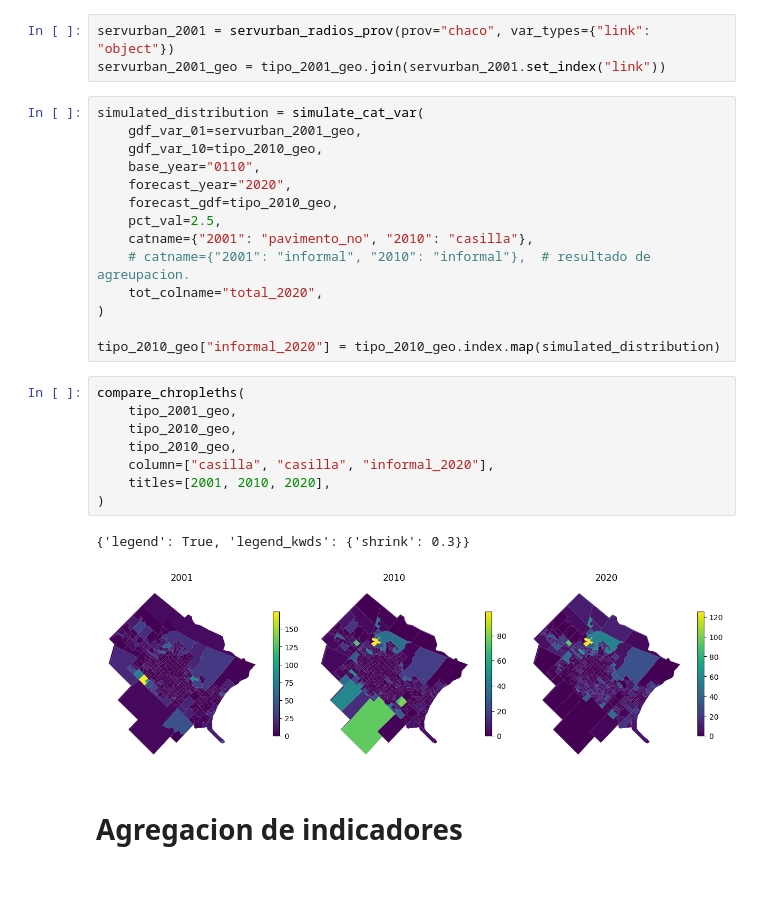
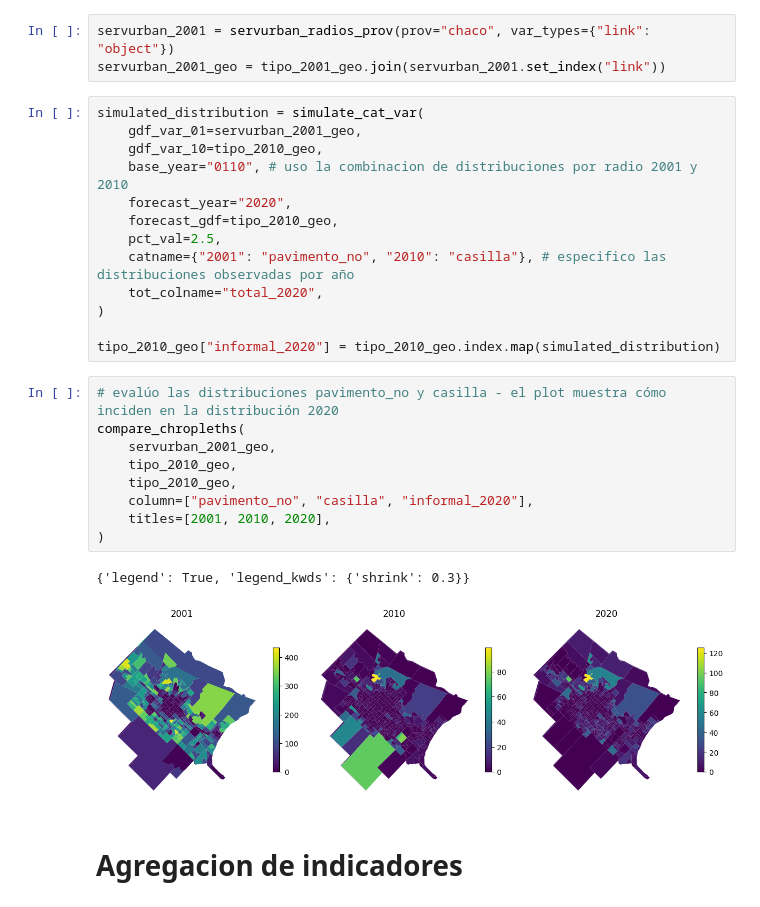
Before and after one commit to CEEU-lab/CENSAr, a Jupyter notebook: notebooks/01-tracts-distribution-chaco.ipynb, the cells around one changed output. Saved outputs shown, nothing was run; the diff lists cells and outputs as text.

```diff
--- a/notebooks/01-tracts-distribution-chaco.ipynb
+++ b/notebooks/01-tracts-distribution-chaco.ipynb
@@ -137,27 +156,27 @@ servurban_2001_geo = tipo_2001_geo.join(servurban_2001.set_index("link"))
 simulated_distribution = simulate_cat_var(
     gdf_var_01=servurban_2001_geo,
     gdf_var_10=tipo_2010_geo,
-    base_year="0110",
+    base_year="0110", # uso la combinacion de distribuciones por radio 2001 y 2010
     forecast_year="2020",
     forecast_gdf=tipo_2010_geo,
     pct_val=2.5,
-    catname={"2001": "pavimento_no", "2010": "casilla"},
-    # catname={"2001": "informal", "2010": "informal"},  # resultado de agreupacion.
+    catname={"2001": "pavimento_no", "2010": "casilla"}, # especifico las distribuciones observadas por año
     tot_colname="total_2020",
 )
 
 tipo_2010_geo["informal_2020"] = tipo_2010_geo.index.map(simulated_distribution)
 # %%
+# evalúo las distribuciones pavimento_no y casilla - el plot muestra cómo inciden en la distribución 2020
 compare_chropleths(
-    tipo_2001_geo,
+    servurban_2001_geo,
     tipo_2010_geo,
     tipo_2010_geo,
-    column=["casilla", "casilla", "informal_2020"],
+    column=["pavimento_no", "casilla", "informal_2020"],
     titles=[2001, 2010, 2020],
 )
 # %% [output]
 {'legend': True, 'legend_kwds': {'shrink': 0.3}}
-[figure, old version]
+[figure, new version]
 # %% [markdown]
 # Agregacion de indicadores
 # %%
```
Also changed, not shown: parts of 8 cells of this notebook, 1 other file.
